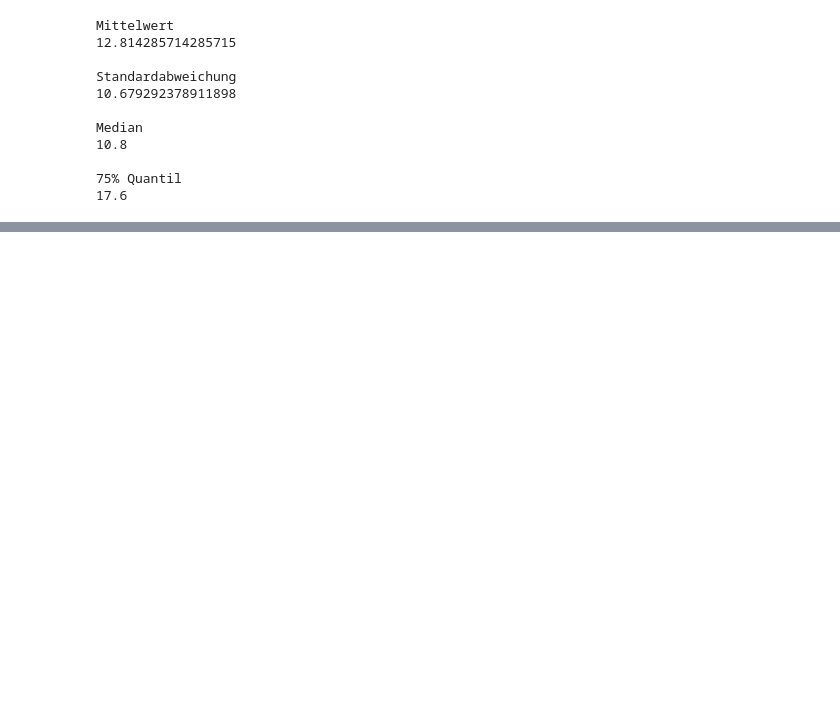
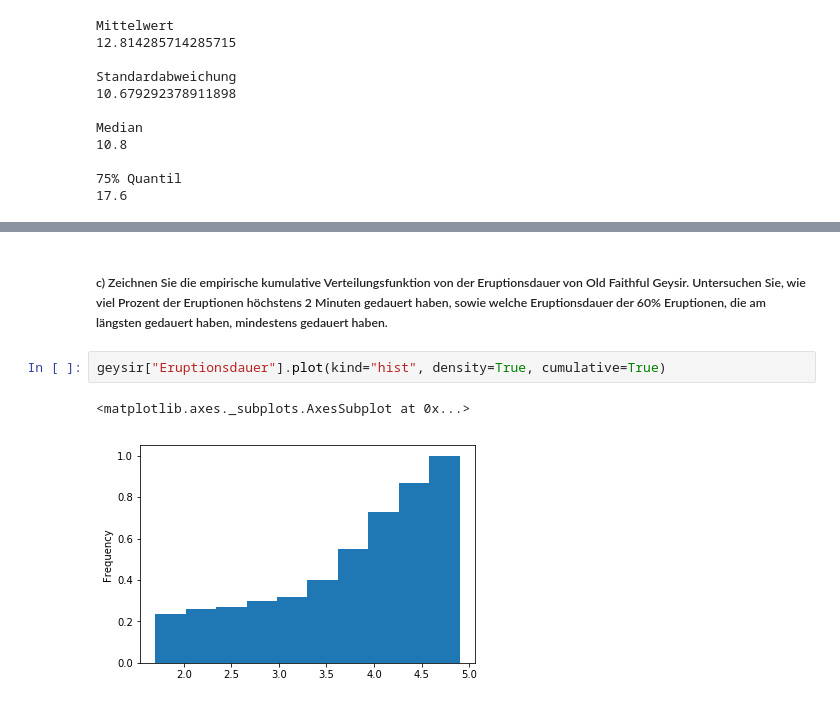
Before and after one commit to Dedust09/HSLU-STAT, a Jupyter notebook: SW01/SW01.ipynb, the cells around one changed output, grey strips where cells are left out. Drawn from its saved outputs; the diff is of its cells as text; blank space fills up the shorter version.

```diff
--- a/SW01/SW01.ipynb
+++ b/SW01/SW01.ipynb
@@ -259,0 +297,7 @@ Median
+# %% [markdown]
+##### c) Zeichnen Sie die empirische kumulative Verteilungsfunktion von der Eruptionsdauer von Old Faithful Geysir. Untersuchen Sie, wie viel Prozent der Eruptionen höchstens 2 Minuten gedauert haben, sowie welche Eruptionsdauer der 60% Eruptionen, die am längsten gedauert haben, mindestens gedauert haben.
+# %%
+geysir["Eruptionsdauer"].plot(kind="hist", density=True, cumulative=True)
+# %% [output]
+<matplotlib.axes._subplots.AxesSubplot at 0x...>
+[figure, added]
```
Also changed, not shown: parts of 4 cells of this notebook, 1 other file.
